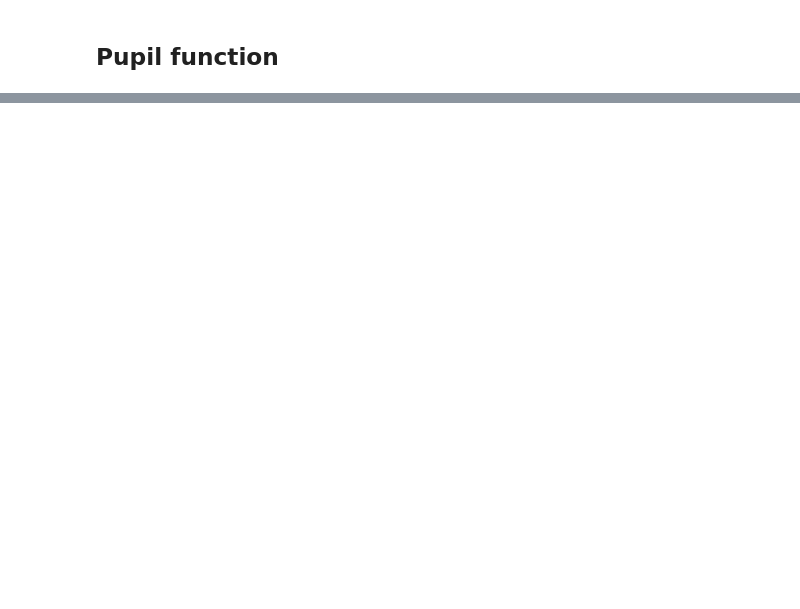
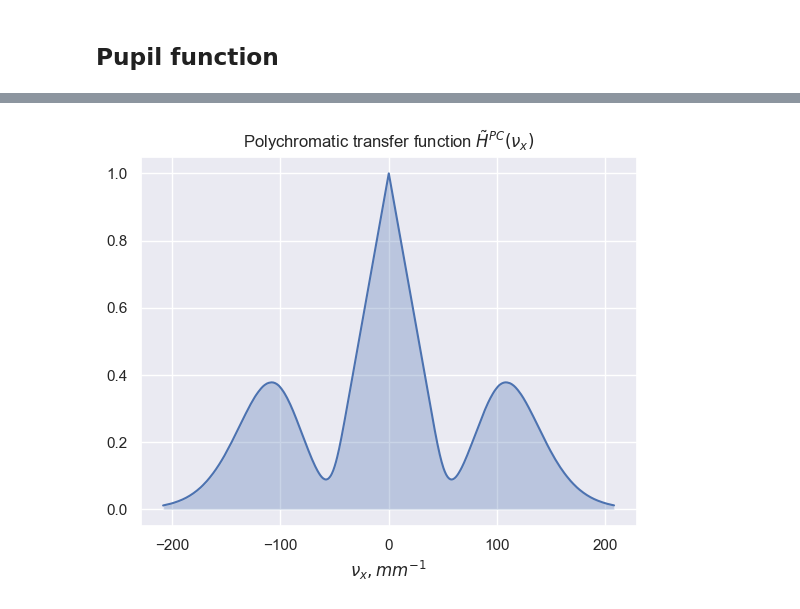
Before and after one commit to BrokenVoodooDoll/optoelectronic-systems-theory-assignment, a Jupyter notebook: assignment.ipynb, the cells around one changed output, grey strips where cells are left out. Saved outputs shown, nothing was run; the diff lists cells and outputs as text; code cells hidden in the pictures; blank space fills up the shorter version.

```diff
--- a/assignment.ipynb
+++ b/assignment.ipynb
@@ -114,9 +139,9 @@ print(start_wavelength, end_wavelength)
 # %%
-def transfer_function_polychromatic(pupil_func, sensitivity_func, luminance_func, frequency, start_wavelength, end_wavelength, focus):
+def transfer_function_polychromatic(frequencies, start_wavelength, end_wavelength):
     delta_wavelength = 1e-5
     wavelength_range = np.arange(start_wavelength, end_wavelength, delta_wavelength)
 
-    numerator = np.sum([transfer_function_n(pupil_func, frequency, wv, focus) * sensitivity_func(wv) * luminance_func(wv) * delta_wavelength for wv in wavelength_range], 0)
-    denominator = np.sum([sensitivity_func(wv) * luminance_func(wv) * delta_wavelength for wv in wavelength_range])
+    numerator = np.sum([transfer_function_n(frequencies, wv, focus) * sensitivity_n(wv) * luminance_n(wv) * delta_wavelength for wv in wavelength_range], 0)
+    denominator = np.sum([sensitivity_n(wv) * luminance_n(wv) * delta_wavelength for wv in wavelength_range])
 
     return numerator / denominator
@@ -131,0 +148,11 @@ plt.show()
+# %%
+H_pc = transfer_function_polychromatic(freq, start_wavelength, end_wavelength)
+
+fig, ax = plt.subplots()
+ax.set_title('Polychromatic transfer function $\\tilde{H}^{PC}(\\nu_x)$')
+ax.set_xlabel('$\\nu_x, mm^{-1}$')
+ax.plot(freq, H_pc)
+ax.fill_between(freq, H_pc, alpha=0.3)
+plt.show()
+# %% [output]
+[figure, added]
```
Also changed, not shown: parts of 27 cells of this notebook.
